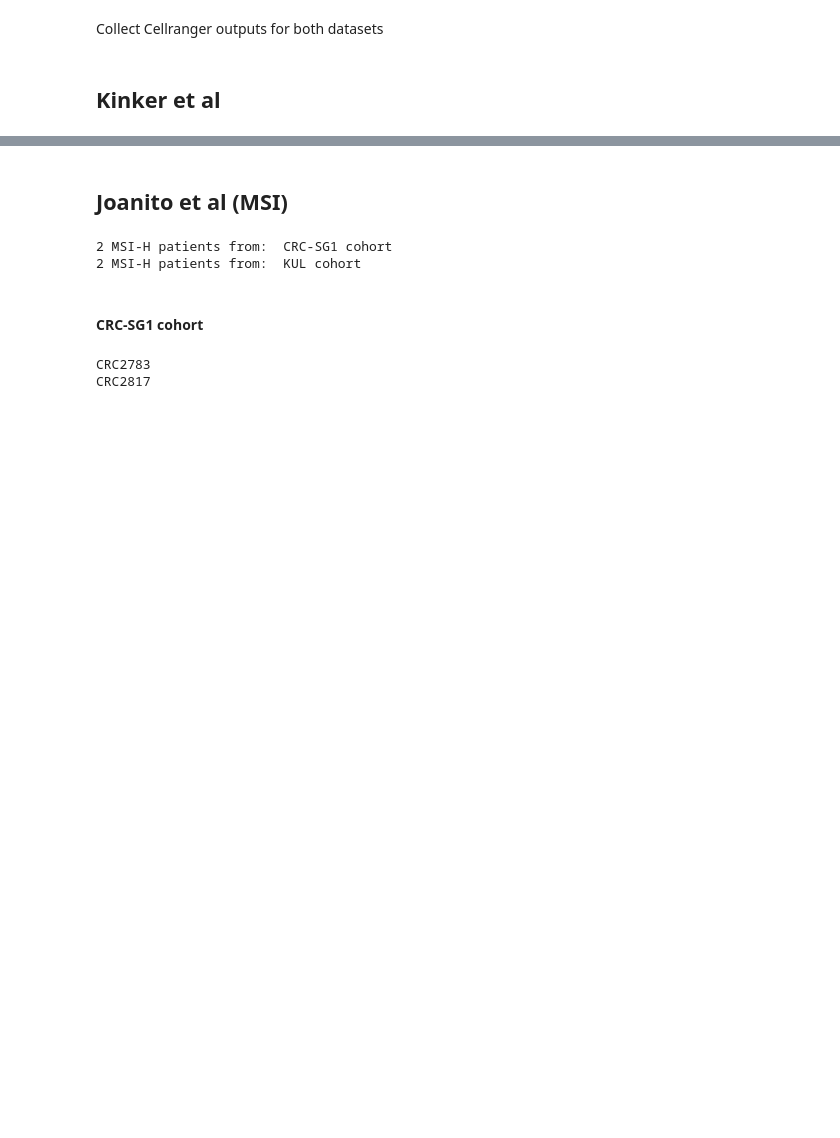
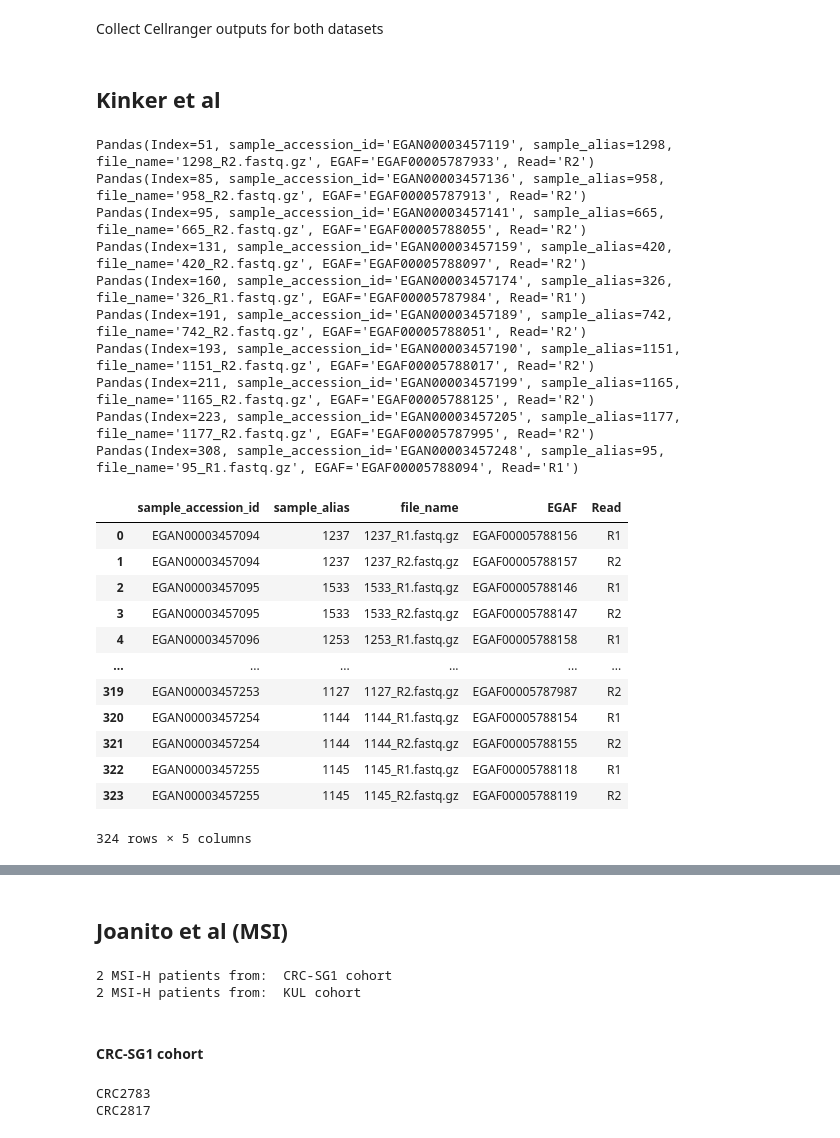
Before and after one commit to 18parkky/CRC_MSI_intensity_analysis, a Jupyter notebook: scripts/main/0_DataProcessing/1_prepare_data.ipynb, the cells around one changed output, grey strips where cells are left out. Drawn from its saved outputs; the diff is of its cells as text; code cells hidden in the pictures; blank space fills up the shorter version.

```diff
--- a/scripts/main/0_DataProcessing/1_prepare_data.ipynb
+++ b/scripts/main/0_DataProcessing/1_prepare_data.ipynb
@@ -24,3 +24,54 @@ adata.obs['PoolID'] = [ dict_CB_to_MetaData[CB][1] for CB in adata.obs['CB'] ]
 adata.obs['CancerType'] = [ dict_CB_to_MetaData[CB][2] for CB in adata.obs['CB'] ]
 # %%
 adata.write('/node200data/18parkky/datasets/data/public/processed_data/Kinker_et_al/CPM_data.metalabeled.h5ad')
+# %%
+import glob
+import subprocess
+
+DIR_download = '/node200data/18parkky/datasets/data/public/FASTQ/SG-BULK/MSI'
+list_downloaded_samples = [ D.split('/')[-1] for D in glob.glob(f'{DIR_download}/*') if os.path.isdir(D)==True ]
+list_fully_downloaded_samples = [ D for D in list_downloaded_samples if ('only' not in D) and ('EGAF' not in D)  ]
+list_partially_downloaded_samples = [ D for D in list_downloaded_samples if D not in list_fully_downloaded_samples ]
+
+
+df_formatted_tsv = pd.read_csv("/node200data/18parkky/datasets/data/public/FASTQ/SG-BULK/EGAD00001008512-metadata/sample_file.tsv", sep='\t')
+df_formatted_tsv['Read'] = [ fn.split('.')[0].split('_')[1] for fn in df_formatted_tsv['file_name'] ]
+df_metadata = pd.read_csv('/node200data/18parkky/datasets/data/public/FASTQ/SG-BULK/Synapse-metadata/SG-BULK_patient_clinical_information.iCMS3_MSI.tsv', sep='\t')
+MSI_patient_id = list(df_metadata['patient_id'])
+
+dict_EGAF_to_SampleAlias = { tup.sample_accession_id : tup.sample_alias for tup in df_formatted_tsv.itertuples() }
+
+for tup in df_formatted_tsv.itertuples():
+    sample_alias = tup.sample_alias
+    if sample_alias in MSI_patient_id:
+        if str(sample_alias) in list_fully_downloaded_samples: continue
+        else:
+
+            if f'{DIR_download}/{tup.sample_alias}_only{tup.Read}' not in glob.glob(f'{DIR_download}/*'):
+                command = f"pyega3 -c 8 fetch {str(tup.EGAF)} --max-retries -1"
+                print(f'Downloading: {tup.EGAF}-{sample_alias}')
+                subprocess.call(command ,shell=True)
+# %% [output]
+Pandas(Index=51, sample_accession_id='EGAN00003457119', sample_alias=1298, file_name='1298_R2.fastq.gz', EGAF='EGAF00005787933', Read='R2')
+Pandas(Index=85, sample_accession_id='EGAN00003457136', sample_alias=958, file_name='958_R2.fastq.gz', EGAF='EGAF00005787913', Read='R2')
+Pandas(Index=95, sample_accession_id='EGAN00003457141', sample_alias=665, file_name='665_R2.fastq.gz', EGAF='EGAF00005788055', Read='R2')
+Pandas(Index=131, sample_accession_id='EGAN00003457159', sample_alias=420, file_name='420_R2.fastq.gz', EGAF='EGAF00005788097', Read='R2')
+Pandas(Index=160, sample_accession_id='EGAN00003457174', sample_alias=326, file_name='326_R1.fastq.gz', EGAF='EGAF00005787984', Read='R1')
+Pandas(Index=191, sample_accession_id='EGAN00003457189', sample_alias=742, file_name='742_R2.fastq.gz', EGAF='EGAF00005788051', Read='R2')
+Pandas(Index=193, sample_accession_id='EGAN00003457190', sample_alias=1151, file_name='1151_R2.fastq.gz', EGAF='EGAF00005788017', Read='R2')
+Pandas(Index=211, sample_accession_id='EGAN00003457199', sample_alias=1165, file_name='1165_R2.fastq.gz', EGAF='EGAF00005788125', Read='R2')
+Pandas(Index=223, sample_accession_id='EGAN00003457205', sample_alias=1177, file_name='1177_R2.fastq.gz', EGAF='EGAF00005787995', Read='R2')
+Pandas(Index=308, sample_accession_id='EGAN00003457248', sample_alias=95, file_name='95_R1.fastq.gz', EGAF='EGAF00005788094', Read='R1')
+|  | sample_accession_id | sample_alias | file_name | EGAF | Read |
+| 0 | EGAN00003457094 | 1237 | 1237_R1.fastq.gz | EGAF00005788156 | R1 |
+| 1 | EGAN00003457094 | 1237 | 1237_R2.fastq.gz | EGAF00005788157 | R2 |
+| 2 | EGAN00003457095 | 1533 | 1533_R1.fastq.gz | EGAF00005788146 | R1 |
+| 3 | EGAN00003457095 | 1533 | 1533_R2.fastq.gz | EGAF00005788147 | R2 |
+| 4 | EGAN00003457096 | 1253 | 1253_R1.fastq.gz | EGAF00005788158 | R1 |
+| ... | ... | ... | ... | ... | ... |
+| 319 | EGAN00003457253 | 1127 | 1127_R2.fastq.gz | EGAF00005787987 | R2 |
+| 320 | EGAN00003457254 | 1144 | 1144_R1.fastq.gz | EGAF00005788154 | R1 |
+| 321 | EGAN00003457254 | 1144 | 1144_R2.fastq.gz | EGAF00005788155 | R2 |
+| 322 | EGAN00003457255 | 1145 | 1145_R1.fastq.gz | EGAF00005788118 | R1 |
+| 323 | EGAN00003457255 | 1145 | 1145_R2.fastq.gz | EGAF00005788119 | R2 |
+324 rows × 5 columns
```
Also changed, not shown: parts of 1 cell of this notebook, 46 other files.
